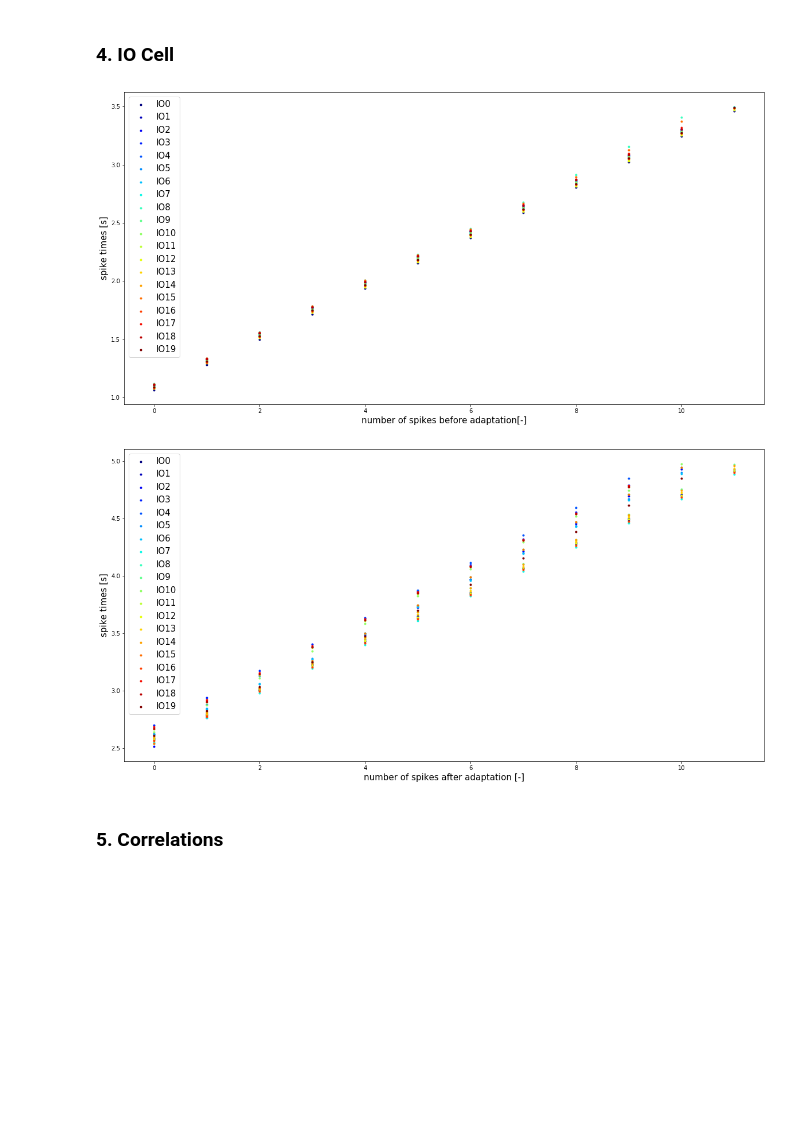
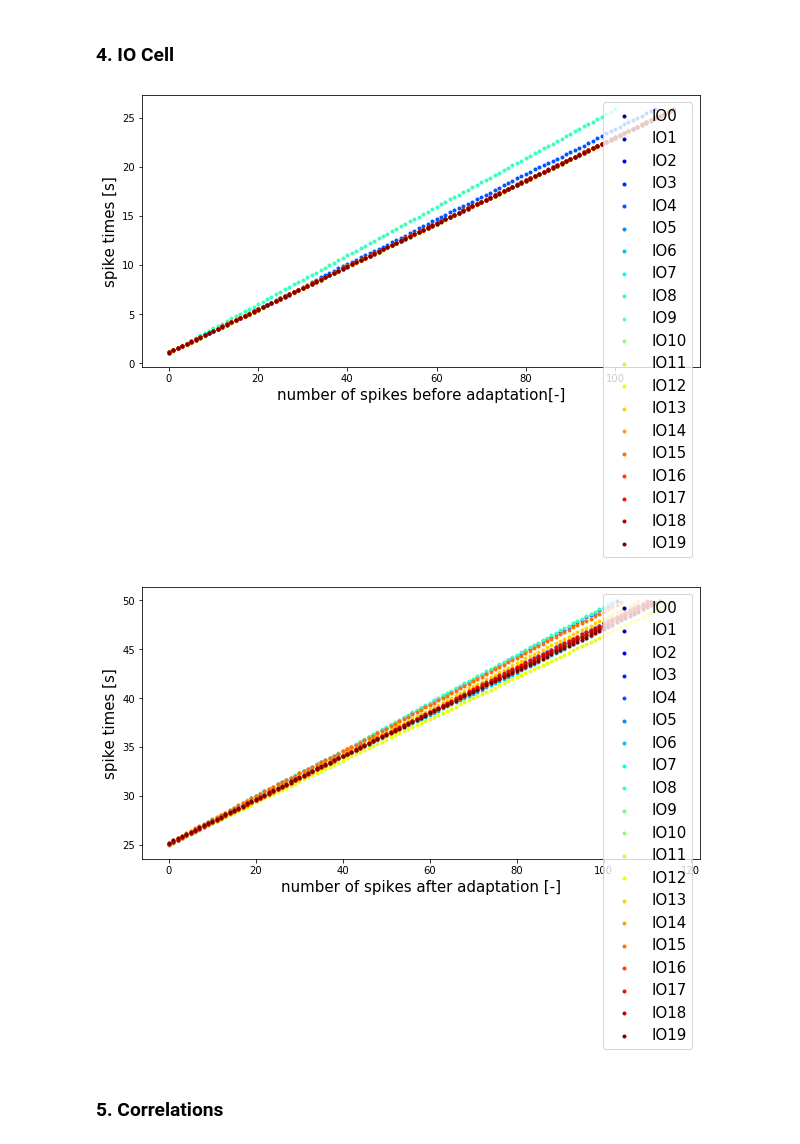
Before and after one commit to ThijsHoedemakers/OlivoCerebellarModel, a Jupyter notebook: Data_analysis.ipynb, the cells around one changed output. Saved outputs shown, nothing was run; the diff lists cells and outputs as text; code cells hidden in the pictures; blank space fills up the shorter version.

Commit message:
updated plots, many adaptations

```diff
--- a/Data_analysis.ipynb
+++ b/Data_analysis.ipynb
@@ -40,12 +40,13 @@ import matplotlib.patches as mpatches
 import helpers
 reload(helpers)
 from helpers.Function_DataAnalysis import *
+#from helpers.bin import *
 
 # default dict. to assign values
 from collections import defaultdict
 
 # 1.2) Import data of simulations
-nameInput = 'VerifyCode'
+nameInput = '2Sine_50S'
 #name_simparam = nameInput + '_SimParams.pickle'
 
 name_VoltCell_STDP = nameInput + '_VoltageCell_Plasticity.pickle'
@@ -68,12 +69,12 @@ with open(name_VoltCell_noSTDP, 'rb') as vc:
 with open(name_Input_noSTDP, 'rb') as inp:
     Input_noSTDP = pickle.load(inp)
 
-with open(name_SpikeT_STDP, 'rb') as st:
-    SpikeTimes_STDP = pickle.load(st)
-with open(name_VoltCell_STDP, 'rb') as vc:
-    VoltCell_STDP = pickle.load(vc)
-with open(name_Input_STDP, 'rb') as inp:
-    Input_STDP = pickle.load(inp)
+with open(name_SpikeT_STDP, 'rb') as stm:
+    SpikeTimes_STDP = pickle.load(stm)
+with open(name_VoltCell_STDP, 'rb') as vcm:
+    VoltCell_STDP = pickle.load(vcm)
+with open(name_Input_STDP, 'rb') as inpm:
+    Input_STDP = pickle.load(inpm)
 # %% [markdown]
 ## 2. Split Data - Before/After Adaptation
 # %%
@@ -278,41 +307,41 @@ jet = get_cmap('jet')
 cNorm = colors.Normalize(vmin=0, vmax=values[-1])
 scalarMap = cmx.ScalarMappable(norm=cNorm, cmap=jet)
 ionam=[]
-figure(figsize=(20,10))
+figure(figsize=(10,5))
 for kk in range(0,nrIO):
     ioname = 'IO' + str(kk)
     spikio_BA = SpikeTimes_BA['IO'][kk]
 
     nr =  len(spikio_BA)
     colorVal = scalarMap.to_rgba(values[kk])
 
     mm = scatter(x=where(spikio_BA==spikio_BA), y=spikio_BA, marker='.', color=colorVal)
     #for uu in range(0,nr):
     #    scatter(x=where(spikio_BA==spikio_BA[uu]),y=spikio_BA[uu],marker=".", color=colorVal)
     ionam.append(ioname)
 xlabel('number of spikes before adaptation[-]',fontsize=15)
 ylabel('spike times [s]',fontsize=15)
 legend(ionam, fontsize=15)
 show()
 
-figure(figsize=(20,10))
+figure(figsize=(10,5))
 for yy in range(0,nrIO):
     ioname = 'IO' + str(yy)
     spikio_BA = SpikeTimes_AA['IO'][yy]
 
     nr =  len(spikio_BA)
     colorVal = scalarMap.to_rgba(values[yy])
 
     mm = scatter(x=where(spikio_BA==spikio_BA), y=spikio_BA, marker='.', color=colorVal)
     #for uu in range(0,nr):
     #    scatter(x=where(spikio_BA==spikio_BA[uu]),y=spikio_BA[uu],marker=".", color=colorVal)
     ionam.append(ioname)
 xlabel('number of spikes after adaptation [-]',fontsize=15)
 ylabel('spike times [s]', fontsize=15)
 legend(ionam, fontsize=15)
 show()
 # %% [output]
-[figure, old version]
+[figure, new version]
-[figure, old version]
+[figure, new version]
 # %% [markdown]
 ### 5. Correlations
```
Also changed, not shown: parts of 18 cells of this notebook, 4 other files.
